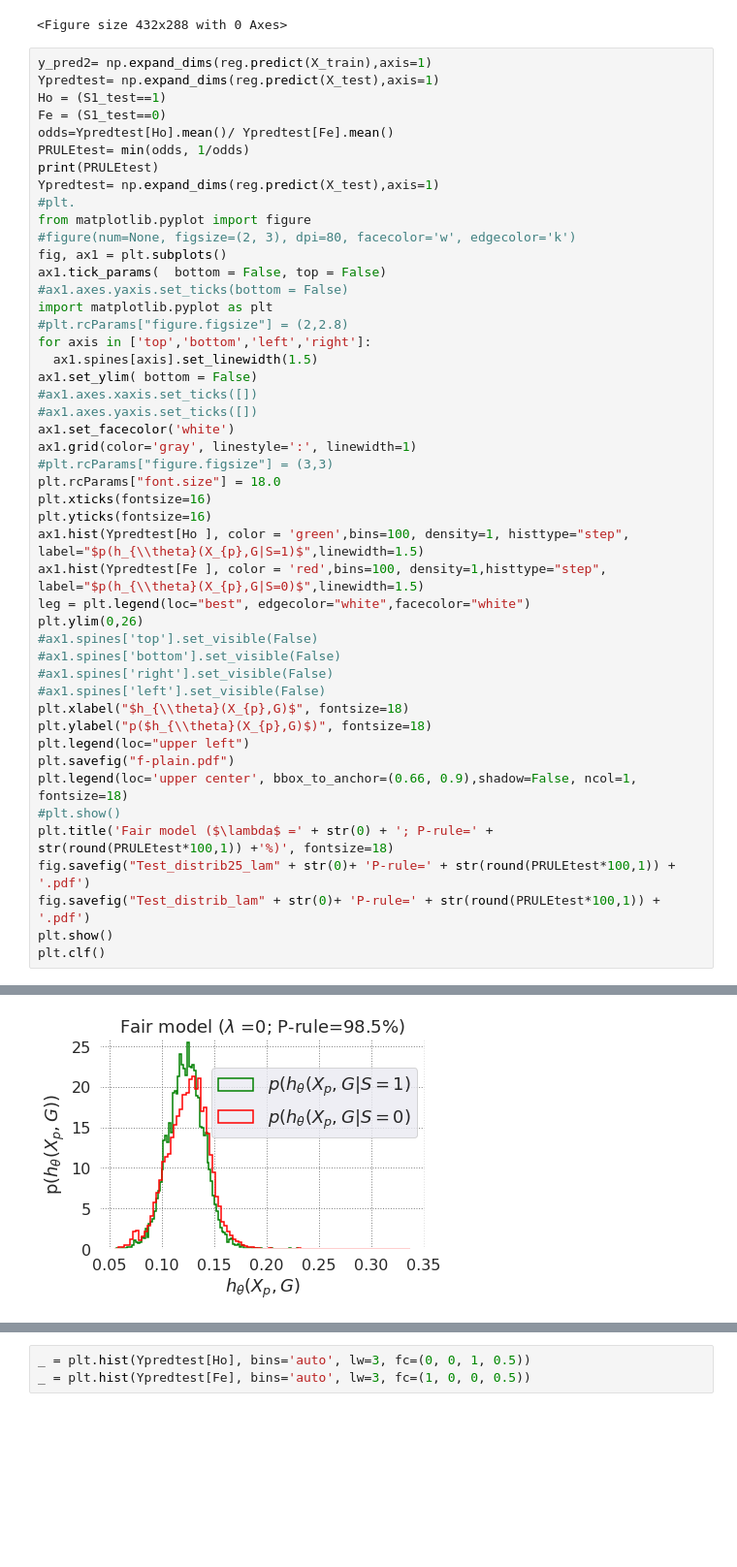
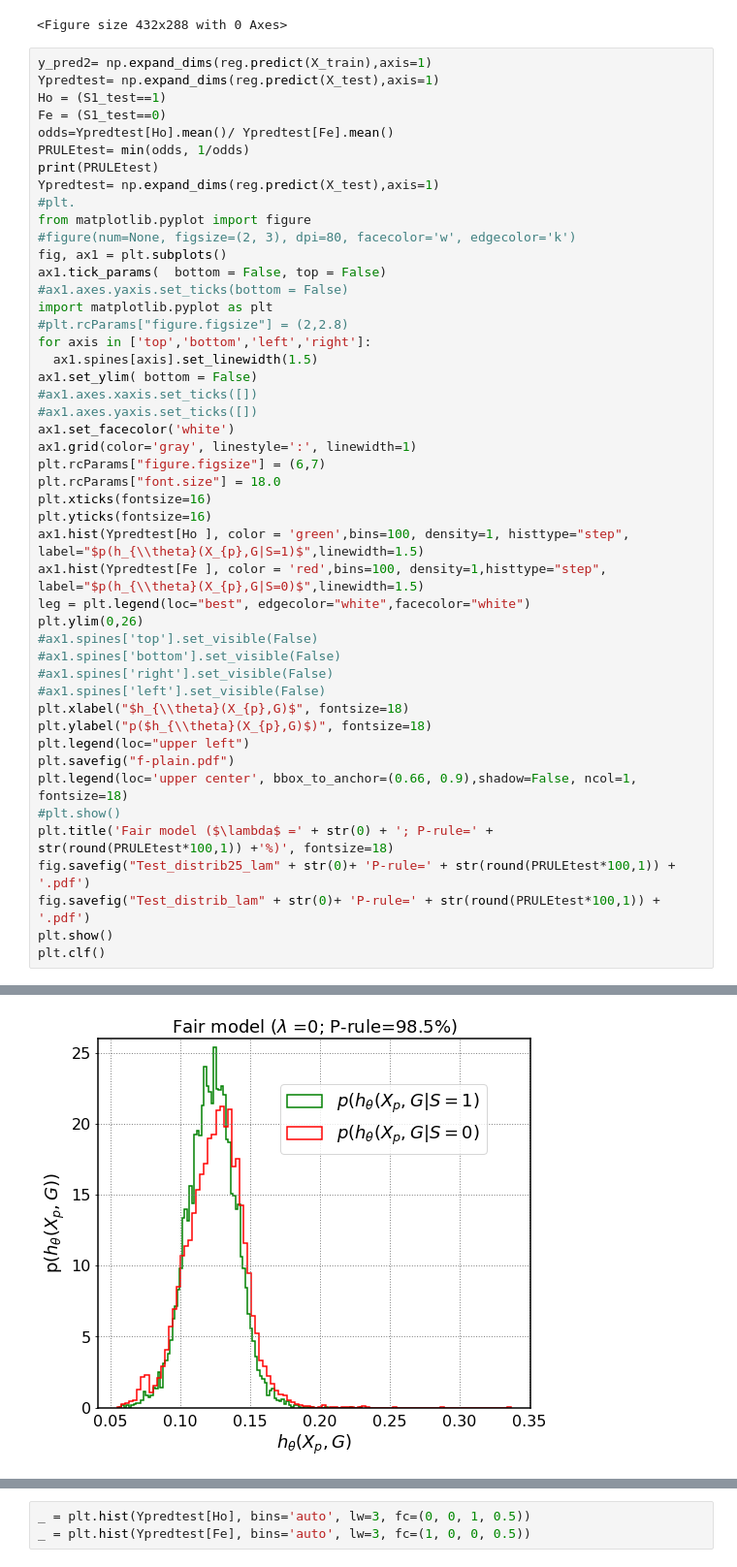
Before and after one commit to vincent-grari/DIVERS, a Jupyter notebook: FREQ_FAIR_2017.ipynb, the cells around one changed output, grey strips where cells are left out. Shown at 97% size. Saved outputs shown, nothing was run; the diff lists cells and outputs as text; blank space fills up the shorter version.

```diff
--- a/FREQ_FAIR_2017.ipynb
+++ b/FREQ_FAIR_2017.ipynb
@@ -692,32 +692,32 @@ for axis in ['top','bottom','left','right']:
   ax1.spines[axis].set_linewidth(1.5)
 ax1.set_ylim( bottom = False)
 #ax1.axes.xaxis.set_ticks([])
 #ax1.axes.yaxis.set_ticks([])
 ax1.set_facecolor('white')
 ax1.grid(color='gray', linestyle=':', linewidth=1)
-#plt.rcParams["figure.figsize"] = (3,3)
+plt.rcParams["figure.figsize"] = (6,7)
 plt.rcParams["font.size"] = 18.0
 plt.xticks(fontsize=16)
 plt.yticks(fontsize=16)
 ax1.hist(Ypredtest[Ho ], color = 'green',bins=100, density=1, histtype="step", label="$p(h_{\\theta}(X_{p},G|S=1)$",linewidth=1.5)
 ax1.hist(Ypredtest[Fe ], color = 'red',bins=100, density=1,histtype="step", label="$p(h_{\\theta}(X_{p},G|S=0)$",linewidth=1.5)
 leg = plt.legend(loc="best", edgecolor="white",facecolor="white")
 plt.ylim(0,26)
 #ax1.spines['top'].set_visible(False)
 #ax1.spines['bottom'].set_visible(False)
 #ax1.spines['right'].set_visible(False)
 #ax1.spines['left'].set_visible(False)
 plt.xlabel("$h_{\\theta}(X_{p},G)$", fontsize=18)
 plt.ylabel("p($h_{\\theta}(X_{p},G)$)", fontsize=18)
 plt.legend(loc="upper left")
 plt.savefig("f-plain.pdf")
 plt.legend(loc='upper center', bbox_to_anchor=(0.66, 0.9),shadow=False, ncol=1, fontsize=18)
 #plt.show()
 plt.title('Fair model ($\lambda$ =' + str(0) + '; P-rule=' + str(round(PRULEtest*100,1)) +'%)', fontsize=18)
 fig.savefig("Test_distrib25_lam" + str(0)+ 'P-rule=' + str(round(PRULEtest*100,1)) + '.pdf')
 fig.savefig("Test_distrib_lam" + str(0)+ 'P-rule=' + str(round(PRULEtest*100,1)) + '.pdf')
 plt.show()
 plt.clf()
 # %% [output]
 0.985191024892961
-[figure, old version]
+[figure, new version]
```
Also changed, not shown: parts of 35 cells of this notebook.
